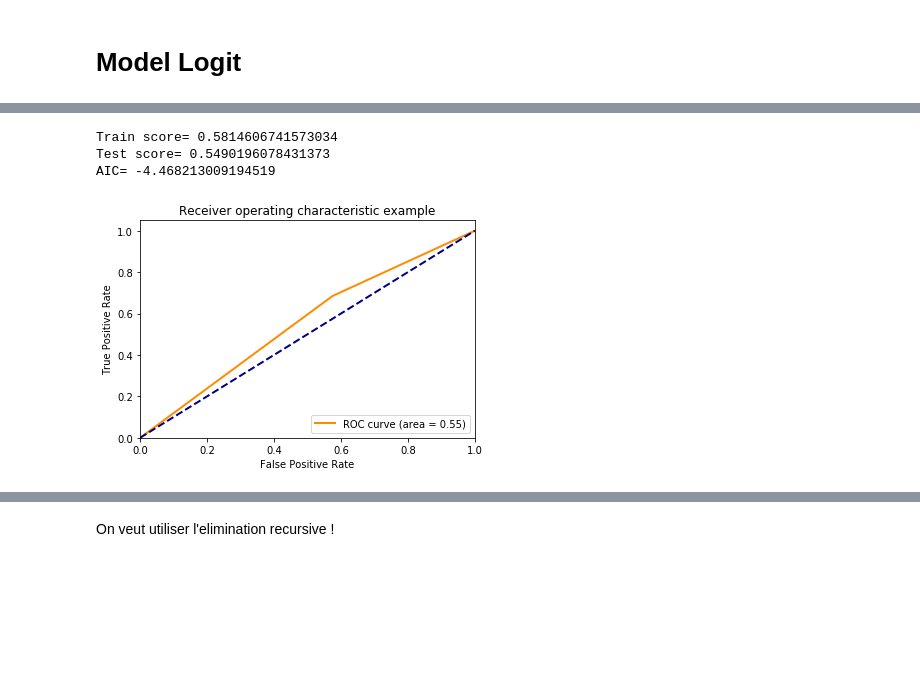
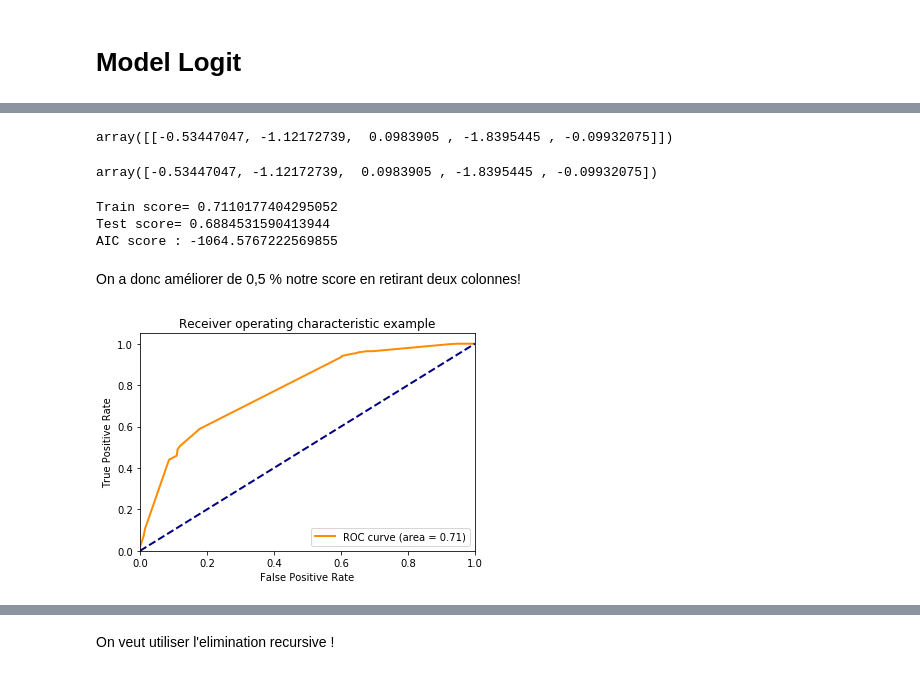
Before and after one commit to poclecoqq/Trending-stocks, a Jupyter notebook: tp2/TP2.ipynb, the cells around one changed output, grey strips where cells are left out. Drawn from its saved outputs; the diff is of its cells as text; code cells hidden in the pictures; blank space fills up the shorter version.

```diff
--- a/tp2/TP2.ipynb
+++ b/tp2/TP2.ipynb
@@ -499,10 +442,8 @@ Y= rendement_bin["IWM"]
 # %%
-from sklearn.model_selection import train_test_split
 def calculModelLogit(X,Y):
-    trainX, testX, trainY, testY = train_test_split(X, Y, test_size = 0.30, random_state = 42)
+    trainX, testX, trainY, testY = train_test_split(X, Y, test_size = 0.30, random_state = 0)
     ModeleLogit = LogisticRegression()
     TrainFit = ModeleLogit.fit(trainX, trainY)
-
     TrainScores = ModeleLogit.score(trainX, trainY)
     print('Train score=',TrainScores)
 
@@ -510,21 +451,19 @@ def calculModelLogit(X,Y):
     print('Test score=',TestsScore)
 
     predictions = ModeleLogit.predict(testX)
+    proba = ModeleLogit.predict_proba(testX)[:,1]
 
-    resid = testY - predictions
-    sse = sum(resid**2)
-    k=trainX.shape[1]
-    AIC= 2*k - 2*np.log(sse)
-    print('AIC=',AIC)
-
-    return predictions, TrainScores, TestsScore, AIC, ModeleLogit.coef_, testY, ModeleLogit
+    mse = mean_squared_error(testY, predictions)
+    aic = calculate_aic(len(testY),mse,len(X.T))
+    print('AIC score :',aic)
+    return predictions, TrainScores, TestsScore, aic, ModeleLogit.coef_, testY, ModeleLogit, proba
 # %%
-def getROC(yTest, prediction):
-    fpr, tpr, _ = roc_curve(yTest, prediction)
-    allo = auc(fpr, tpr)
+def getROC(yTest, prediction, proba):
+    fpr, tpr, thres = roc_curve(yTest, proba)
+    ac = roc_auc_score(yTest, prediction)
     plt.figure()
     lw = 2
-    plt.plot(fpr, tpr, color='darkorange', lw=lw, label='ROC curve (area = %0.2f)' % allo)
+    plt.plot(fpr, tpr, color='darkorange', lw=lw, label='ROC curve (area = %0.2f)' % ac)
     plt.plot([0, 1], [0, 1], color='navy', lw=lw, linestyle='--')
     plt.xlim([0.0, 1.0])
     plt.ylim([0.0, 1.05])
@@ -586,14 +504,27 @@ nouveauData
-# %%
-X = np.array(nouveauData)
-nouvellePredictions, nouveauTrainScores, nouveauTestsScore, nouveauAIC, nouveauCoefficientModel, nouveauTestY, nouveauModel = calculModelLogit(X, Y)
-# %% [output]
-Train score= 0.5814606741573034
-Test score= 0.5490196078431373
-AIC= -4.468213009194519
+# %%
+coefficientModel
+# %% [output]
+array([[-0.53447047, -1.12172739,  0.0983905 , -1.8395445 , -0.09932075]])
+# %%
+#Deuxième modèle
+MoyenneCoefficient = coefficientModel.mean(axis=0)
+MoyenneCoefficient
+# %% [output]
+array([-0.53447047, -1.12172739,  0.0983905 , -1.8395445 , -0.09932075])
+# %%
+nouveauData = Signal_tot.drop(columns=['Signal_BBAND','Signal_MACD'])
+# %%
+nouvellePredictions, nouveauTrainScores, nouveauTestsScore, aic, nouveauCoefficientModel, nouveauTestY, nouveauModel, proba= calculModelLogit(np.array(nouveauData), Y)
+# %% [output]
+Train score= 0.7110177404295052
+Test score= 0.6884531590413944
+AIC score : -1064.5767222569855
+# %% [markdown]
+On a donc améliorer de 0,5 % notre score en retirant deux colonnes!
 # %%
-getROC(nouveauTestY, nouvellePredictions)
+getROC(nouveauTestY, nouvellePredictions, proba)
 # %% [output]
-[figure, old version]
+[figure, new version]
 # %%
 getMC(nouveauTestY, nouvellePredictions)
 # %% [output]
```
Also changed, not shown: parts of 67 cells of this notebook.
